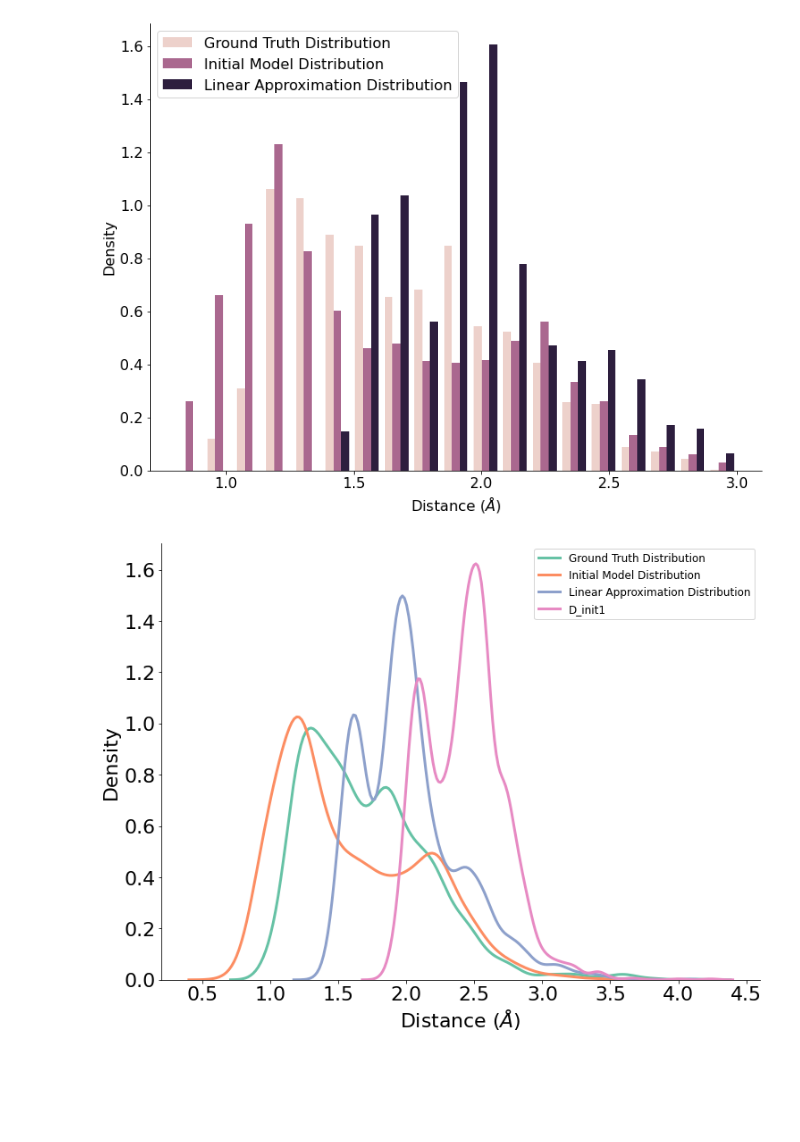
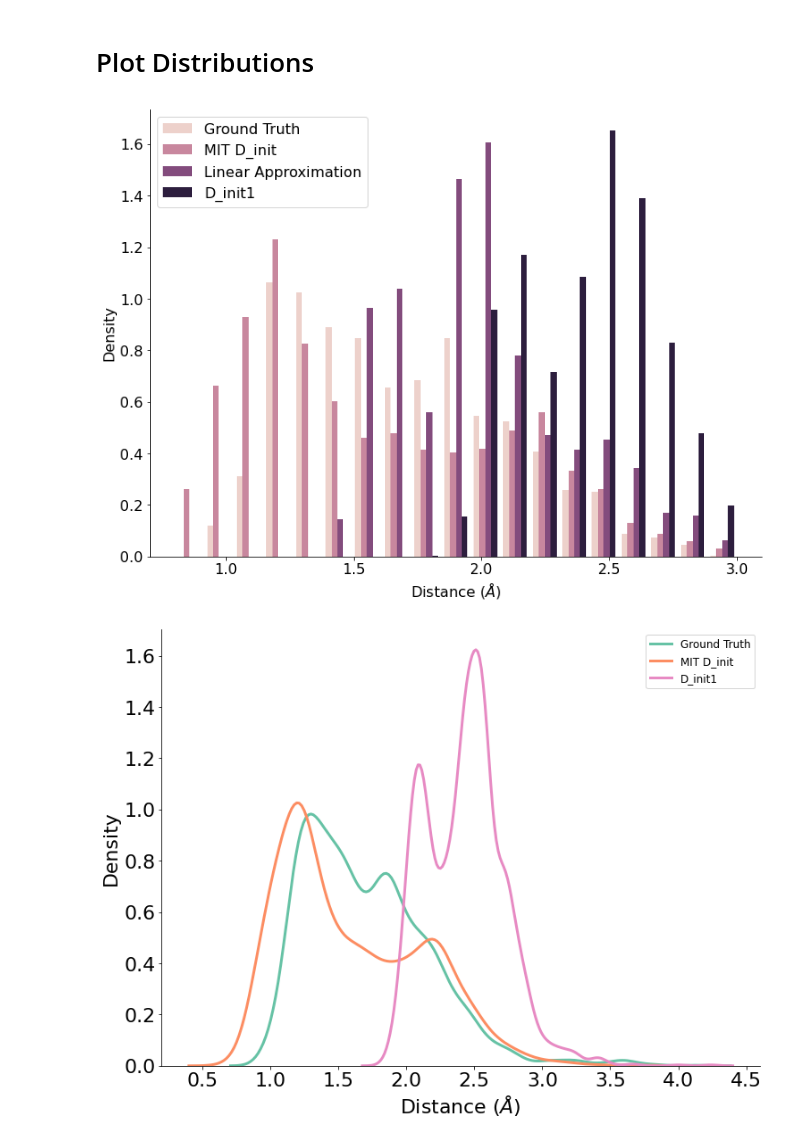
Before and after one commit to avishvj/ts_gen, a Jupyter notebook: create_figs/scripts/dist_eval.ipynb, the cells around one changed output. Saved outputs shown, nothing was run; the diff lists cells and outputs as text; code cells hidden in the pictures; blank space fills up the shorter version.

Commit message:
basic ensemble plot

```diff
--- a/create_figs/scripts/dist_eval.ipynb
+++ b/create_figs/scripts/dist_eval.ipynb
@@ -1,3 +69,5 @@
+# %% [markdown]
+# Plot Distributions
 # %%
 from rdkit import Chem, Geometry
 from rdkit.Chem import AllChem
@@ -43,8 +113,10 @@ D_init = np.load(base_folder + 'D_init.npy')
 # all the other D_init runs
 d_inits = []
 file_base_folder = '../../log/'
-D_init1 = np.load(file_base_folder + '21Jul03_1253PM/D_init.npy')
+D_init1 = np.load(file_base_folder + '21Jul03_1253PM/D_init.npy') # e = 5, h = 128
 d_inits.append(D_init1)
+D_init2 = np.load(file_base_folder + '21Jul04_0145PM/D_init.npy') # e = 5, h = 64
+d_inits.append(D_init2)
 # %%
 # lists for plotting
 gt, best_init, lin_approx = [], [], []
@@ -68,8 +140,8 @@ for idx in range(len(test_ts)):
 all_ds = [gt, best_init, lin_approx, *d_init_lists]
 all_ds = [np.concatenate(ds).ravel() for ds in all_ds]
 all_ds = [ds[ds != 0] for ds in all_ds]
-ds_dict = {'gt': (all_ds[0], 'Ground Truth Distribution'), 'best_init': (all_ds[1], 'Initial Model Distribution'),\
-     'lin_approx': (all_ds[2], 'Linear Approximation Distribution')}
+ds_dict = {'gt': (all_ds[0], 'Ground Truth'), 'best_init': (all_ds[1], 'MIT D_init'),\
+     'lin_approx': (all_ds[2], 'Linear Approximation')}
 base_ds_counter = len(ds_dict)
 for i in range(len(d_init_lists)):
     name = f'D_init{i+1}'
@@ -77,35 +149,38 @@ for i in range(len(d_init_lists)):
 # %%
 fig, ax = plt.subplots(figsize=(12,9))
 
-# [[gt, best_init, ...], [GT Distr, Init Distr, ...]]
-
-ds_to_plot = [ds_dict['gt'][0], ds_dict['best_init'][0], ds_dict['lin_approx'][0]]
-labels = [ds_dict['gt'][1], ds_dict['best_init'][1], ds_dict['lin_approx'][1]]
+ds_to_plot = [ds_dict[key][0] for key in ds_dict.keys()]
+labels = [ds_dict[key][1] for key in ds_dict.keys()]
 num_cols = len(ds_to_plot)
 
 bins = np.linspace(0.8, 3, 20)
 ax.hist(ds_to_plot, bins, range=(0.8, 3), density=True, label=labels, color=sns.cubehelix_palette(num_cols))
 ax.legend(loc='upper right')
 
 ax.set_ylabel('Density', fontsize=16)
 ax.set_xlabel(r'Distance ($\AA$)', fontsize=16)
 ax.tick_params(axis='both', which='major', labelsize=16)
 ax.legend(fontsize=16)
 
 ax.spines["top"].set_visible(False)
 ax.spines["bottom"].set_visible(True)
 ax.spines["right"].set_visible(False)
 ax.spines["left"].set_visible(True)
 #plt.savefig('dist_dists.png', bbox_inches='tight')
 # %% [output]
-[figure, old version]
+[figure, new version]
 # %%
 fig, ax = plt.subplots(figsize=(12,9))
 
 num_to_plot = len(ds_dict)
 cols = sns.color_palette("Set2", num_to_plot)
 
+# keys: 'gt', 'lin_approx', 'best_init', f'D_init{i}'
+no_print = ['lin_approx']
+
 for i, key in enumerate(ds_dict.keys()):
+    if key in no_print:
+        continue
     sns.distplot(ds_dict[key][0], color=cols[i], kde_kws={"lw": 3, "label": ds_dict[key][1]}, hist=False)
 
 ax.legend(loc='upper right')
@@ -118,4 +193,4 @@ ax.spines["bottom"].set_visible(True)
 ax.spines["right"].set_visible(False)
 ax.spines["left"].set_visible(True)
 # %% [output]
-[figure, old version]
+[figure, new version]
```
Also changed, not shown: parts of 6 cells of this notebook, 3 other files.
